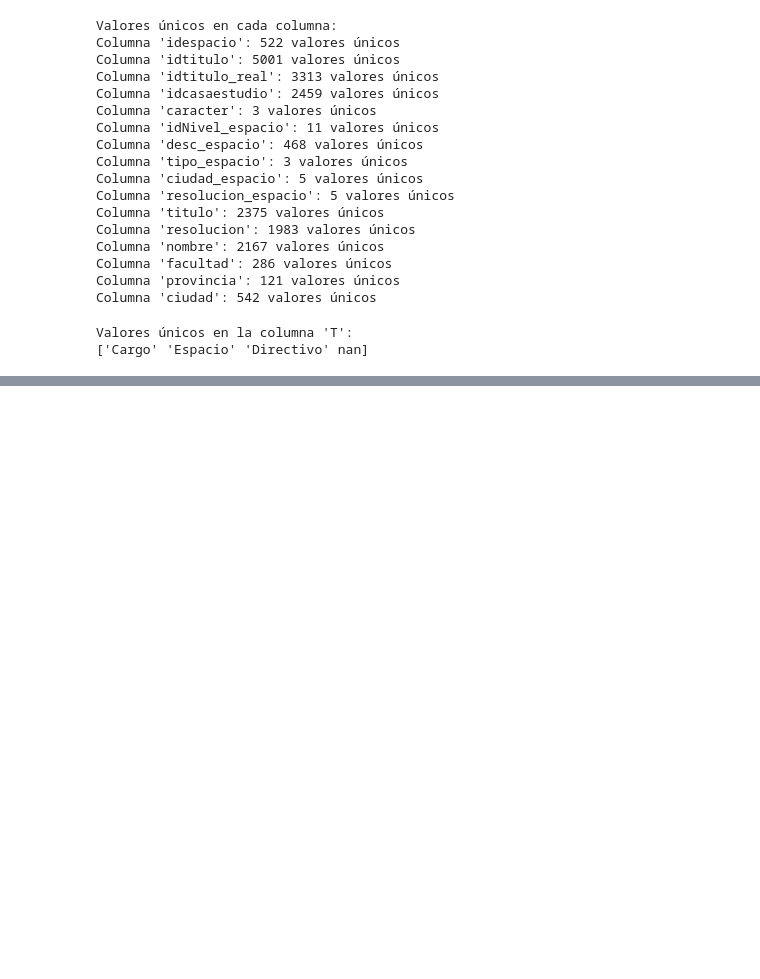
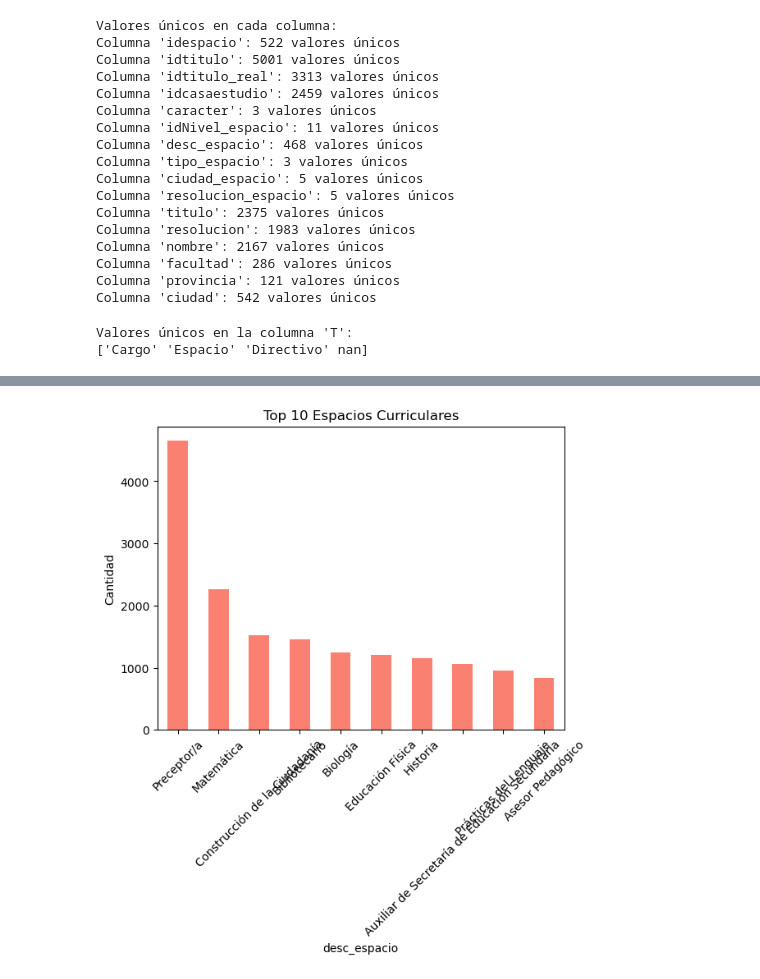
Before and after one commit to Mval-23/Clasificacion_Asignacion_DocentesTDF, a Jupyter notebook: notebooks/1-Descripción del dataset.ipynb, the cells around one changed output, grey strips where cells are left out. Saved outputs shown, nothing was run; the diff lists cells and outputs as text; code cells hidden in the pictures; blank space fills up the shorter version.

```diff
--- a/notebooks/1-Descripción del dataset.ipynb
+++ b/notebooks/1-Descripción del dataset.ipynb
@@ -157,0 +186,10 @@ Valores únicos en la columna 'T':
+# %%
+# 3. Espacios curriculares más asignados
+top_espacios = dat_excel['desc_espacio'].value_counts().nlargest(10)
+top_espacios.plot(kind='bar', color='salmon')
+plt.title('Top 10 Espacios Curriculares')
+plt.ylabel('Cantidad')
+plt.xticks(rotation=45)
+plt.show()
+# %% [output]
+[figure, added]
```
Also changed, not shown: parts of 6 cells of this notebook.
